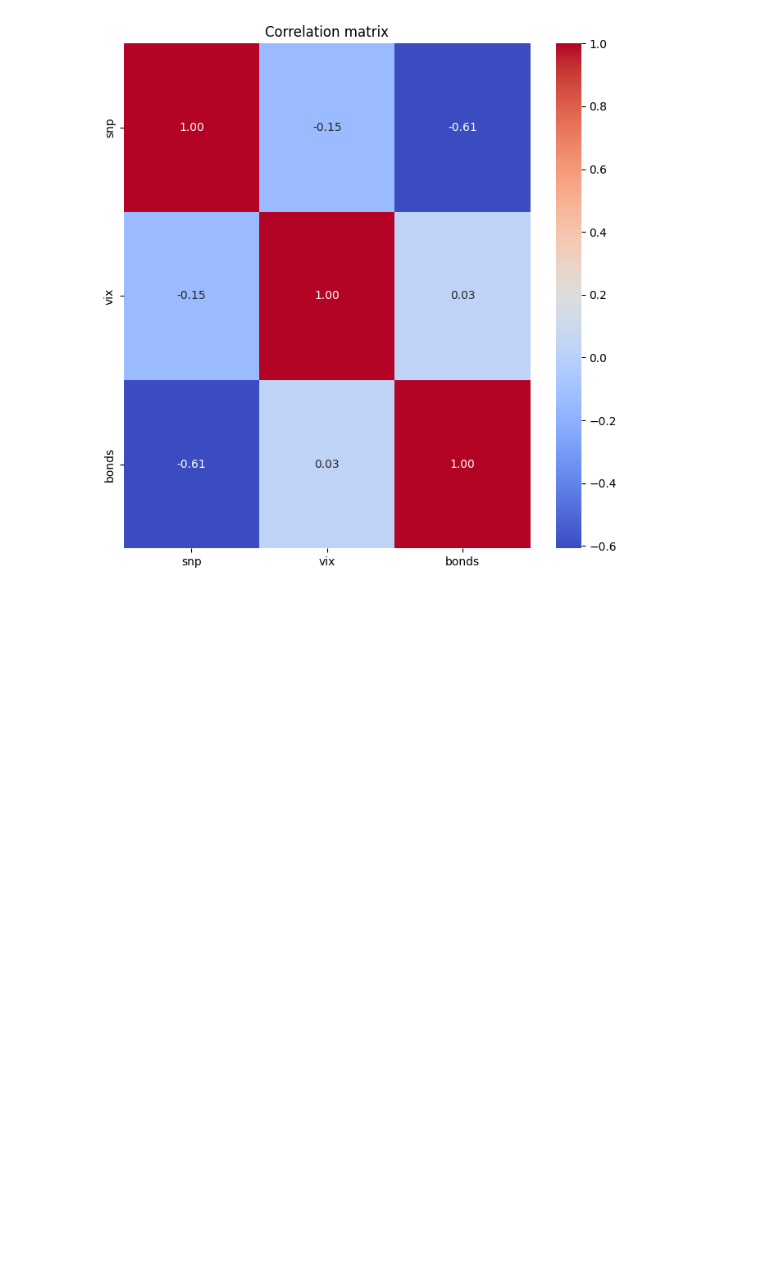
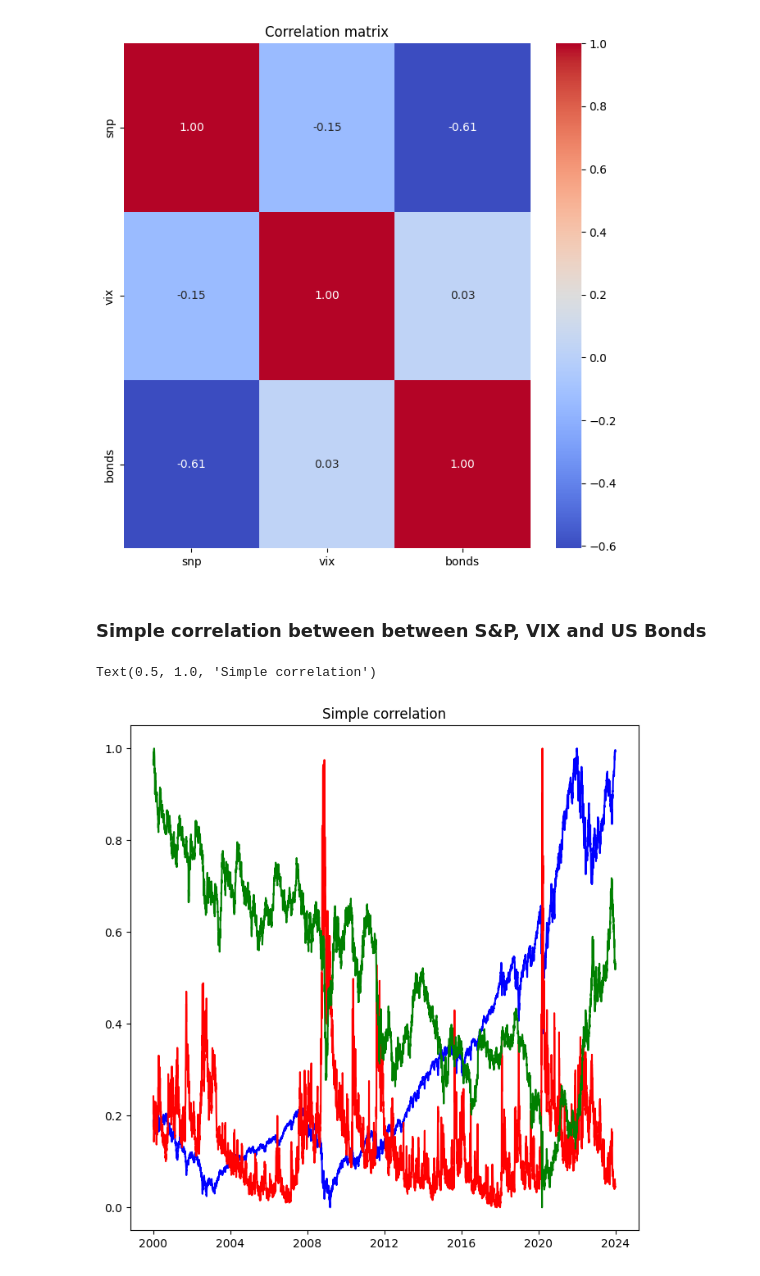
Before and after one commit to eddienubes/datascience-for-ek, a Jupyter notebook: project1/analysis.ipynb, the cells around one changed output. Saved outputs shown, nothing was run; the diff lists cells and outputs as text; code cells hidden in the pictures; blank space fills up the shorter version.

Commit message:
feat(analysis): correlations

```diff
--- a/project1/analysis.ipynb
+++ b/project1/analysis.ipynb
@@ -103,3 +104,19 @@ heatmap.set_title('Correlation matrix')
 # %% [output]
 Text(0.5, 1.0, 'Correlation matrix')
 [figure]
+# %% [markdown]
+### Simple correlation between between S&P, VIX and US Bonds
+# %%
+fig, ax = plt.subplots(figsize=(8, 8))
+
+snp_norm = (snp_data['close'] - snp_data['close'].min()) / (snp_data['close'].max() - snp_data['close'].min())
+vix_norm = (vix_data['close'] - vix_data['close'].min()) / (vix_data['close'].max() - vix_data['close'].min())
+bonds_norm = (bonds_data['close'] - bonds_data['close'].min()) / (bonds_data['close'].max() - bonds_data['close'].min())
+
+ax.plot(snp_norm.index, snp_norm, color='b')
+ax.plot(vix_norm.index, vix_norm, color='r')
+ax.plot(bonds_norm.index, bonds_norm, color='g')
+ax.set_title('Simple correlation')
+# %% [output]
+Text(0.5, 1.0, 'Simple correlation')
+[figure, added]
```
Also changed, not shown: parts of 4 cells of this notebook.
